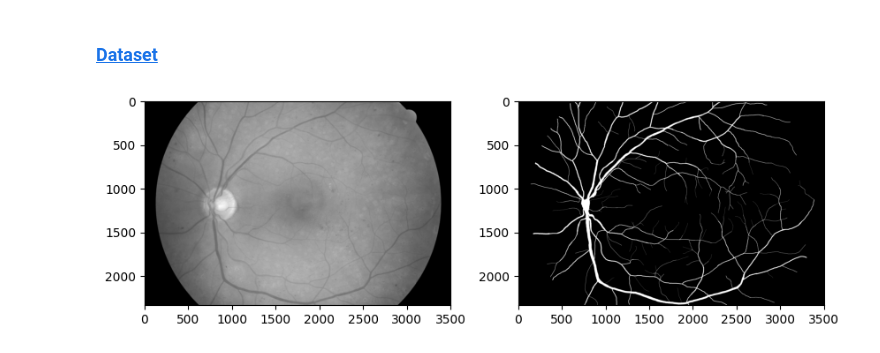
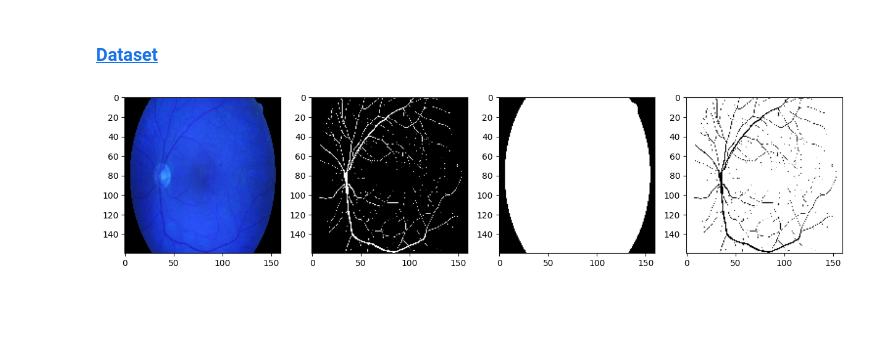
Before and after one commit to kamil271e/retinal-vessels-segmentation, a Jupyter notebook: vessels_segm.ipynb, the cells around one changed output. Drawn from its saved outputs; the diff is of its cells as text; code cells hidden in the pictures; blank space fills up the shorter version.

```diff
--- a/vessels_segm.ipynb
+++ b/vessels_segm.ipynb
@@ -19,22 +15,36 @@ import cv2
+# %%
+#tf.config.run_functions_eagerly(True)
+img_size = (160,160) # for now that's the only input shape that network process
 # %%
 X = []
 y = []
+z = []
 
 images_dir = 'images'
-labels_dir = 'manual1'
+targets_dir = 'manual1'
+masks_dir = 'mask'
 
 images = sorted(os.listdir(images_dir))
-labels = sorted(os.listdir(labels_dir))
+targets = sorted(os.listdir(targets_dir))
+masks = sorted(os.listdir(masks_dir))
 
-for img_dir, label_dir in zip(images, labels):
-    img = cv2.imread(os.path.join(images_dir, img_dir), cv2.IMREAD_GRAYSCALE)
-    label = cv2.imread(os.path.join(labels_dir, label_dir), cv2.IMREAD_GRAYSCALE)
+for img_dir, target_dir, mask_dir in zip(images, targets, masks):
+    img = cv2.imread(os.path.join(images_dir, img_dir))
+    img = cv2.resize(img, img_size)
+    target = cv2.imread(os.path.join(targets_dir, target_dir), cv2.IMREAD_GRAYSCALE)
+    target = cv2.resize(target, img_size)
+    mask = cv2.imread(os.path.join(masks_dir, mask_dir), cv2.IMREAD_GRAYSCALE)
+    mask = cv2.resize(mask, img_size)
     X.append(img)
-    y.append(label)
+    y.append(target)
+    z.append(mask)
 # %%
-fig, ax = plt.subplots(1, 2, figsize=(10,3))
+fig, ax = plt.subplots(1, 4, figsize=(15,10))
 ax[0].imshow(X[0], cmap='gray')
 ax[1].imshow(y[0], cmap='gray')
+ax[2].imshow(z[0] , cmap='gray')
+ax[3].imshow((255-y[0]), cmap='gray')
 plt.show()
+# np.sum((y[0] < 255) & (y[0] > 0))
 # %% [output]
-[figure, old version]
+[figure, new version]
```
Also changed, not shown: parts of 9 cells of this notebook, 2 other files.
